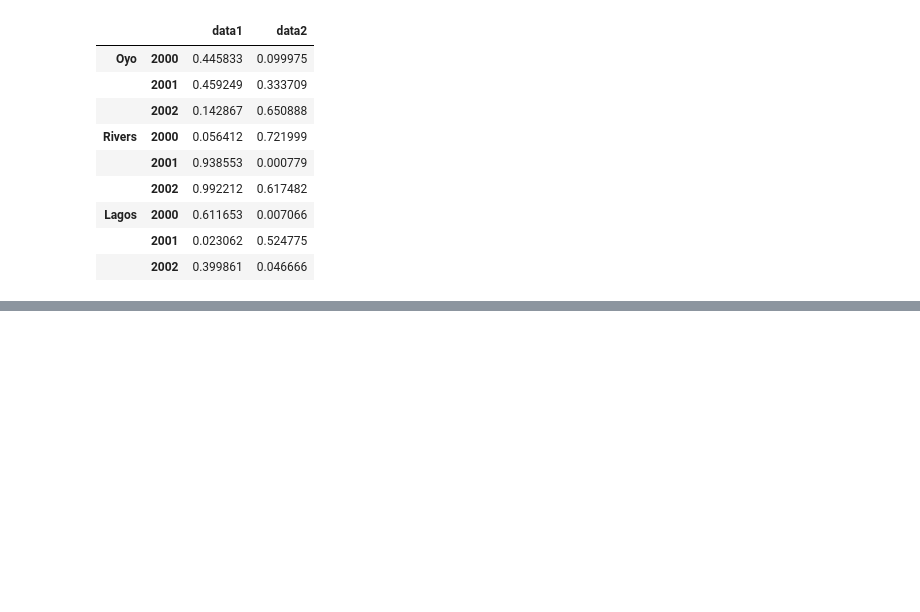
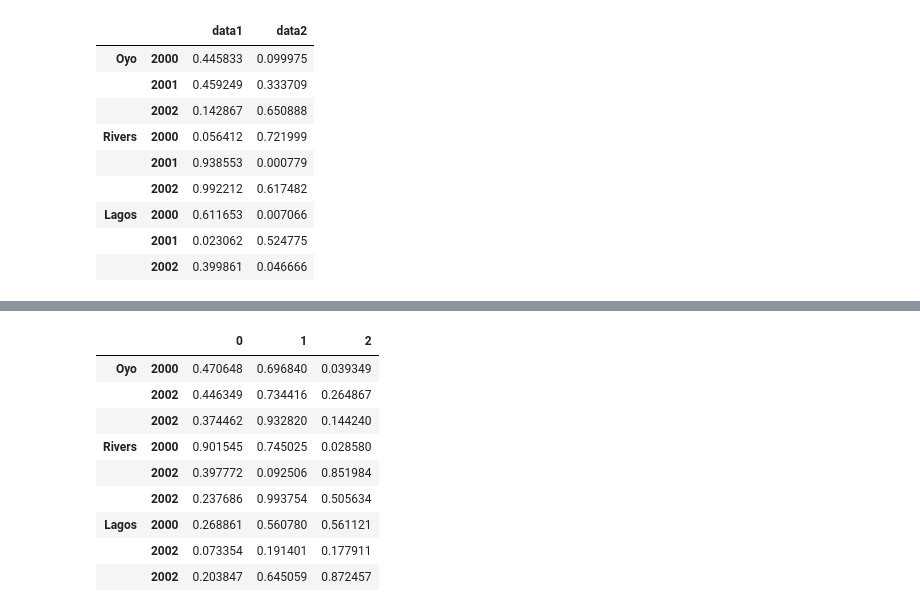
Before and after one commit to paulow540/100-days-of-coding-and-machine-learning-, a Jupyter notebook: Untitled.ipynb, the cells around one changed output, grey strips where cells are left out. Cells and saved outputs as stored; diff of their text form; code cells hidden in the pictures; blank space fills up the shorter version.

```diff
--- a/Untitled.ipynb
+++ b/Untitled.ipynb
@@ -787,0 +836,15 @@ df
+# %%
+cm = pd.DataFrame(np.random.rand(9, 3),pd.MultiIndex.from_product([['Oyo', 'Rivers', 'Lagos'], [2000,
+                                                                    2002,2002]]))
+cm
+# %% [output]
+|  |  | 0 | 1 | 2 |
+| Oyo | 2000 | 0.470648 | 0.696840 | 0.039349 |
+|  | 2002 | 0.446349 | 0.734416 | 0.264867 |
+|  | 2002 | 0.374462 | 0.932820 | 0.144240 |
+| Rivers | 2000 | 0.901545 | 0.745025 | 0.028580 |
+|  | 2002 | 0.397772 | 0.092506 | 0.851984 |
+|  | 2002 | 0.237686 | 0.993754 | 0.505634 |
+| Lagos | 2000 | 0.268861 | 0.560780 | 0.561121 |
+|  | 2002 | 0.073354 | 0.191401 | 0.177911 |
+|  | 2002 | 0.203847 | 0.645059 | 0.872457 |
```
Also changed, not shown: parts of 15 cells of this notebook, 1 other file.
